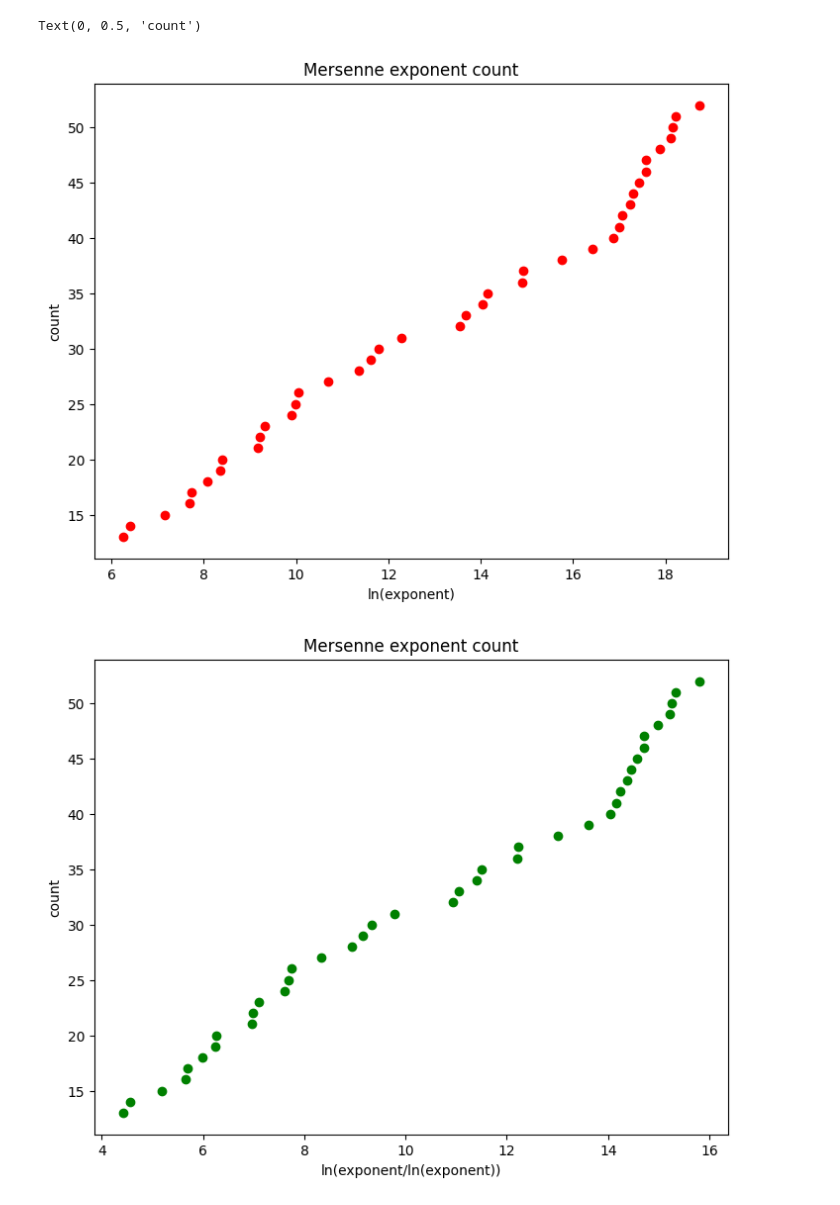
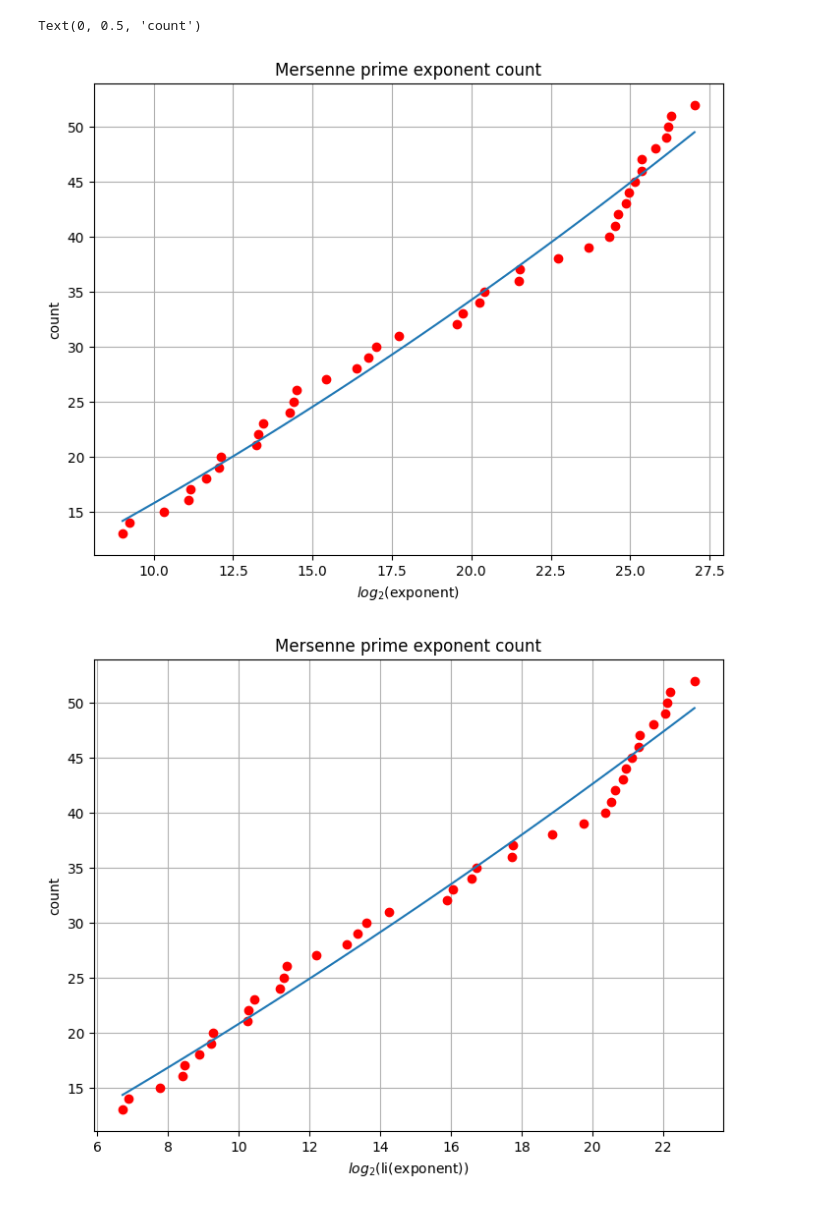
Before and after one commit to proski/notebooks, a Jupyter notebook: mersenne.ipynb, the cells around one changed output. Saved outputs shown, nothing was run; the diff lists cells and outputs as text; code cells hidden in the pictures.

```diff
--- a/mersenne.ipynb
+++ b/mersenne.ipynb
@@ -62,25 +62,27 @@ mersenne_exponents = [
     136279841,
 ]
 
+%matplotlib inline
 
 count = 0
 xvals = []
 yvals = []
 for count, exponent in enumerate(mersenne_exponents, start=1):
     if exponent >= START:
-        xvals.append(math.log(exponent))
+        xvals.append(math.log2(exponent))
         yvals.append(count)
 
 fit = Polynomial.fit(xvals, yvals, deg=2)
 print(fit)
-
-%matplotlib inline
+x = np.linspace(xvals[0], xvals[-1], 100)
 
 fig = plt.figure()
 ax = fig.add_axes([0, 0, 1, 1])
 ax.plot(xvals, yvals, 'ro')
-ax.set_title("Mersenne exponent count")
-ax.set_xlabel("ln(exponent)")
+ax.plot(x, fit(x))
+ax.grid()
+ax.set_title("Mersenne prime exponent count")
+ax.set_xlabel("$log_{2}$(exponent)")
 ax.set_ylabel("count")
 
 count = 0
@@ -88,22 +90,19 @@ xvals = []
 yvals = []
 for count, exponent in enumerate(mersenne_exponents, start=1):
     if exponent >= START:
-        xvals.append(math.log(mpmath.li(exponent)))
-        # xvals.append(math.log(exponent / math.log(exponent)))
+        xvals.append(math.log2(mpmath.li(exponent)))
         yvals.append(count)
 
 fit = Polynomial.fit(xvals, yvals, deg=2)
 print(fit)
-print(fit(10))
+x = np.linspace(xvals[0], xvals[-1], 100)
 
-%matplotlib inline
-
-x = coords.keys()
-y = coords.values()
 fig = plt.figure()
 ax = fig.add_axes([0, 0, 1, 1])
-ax.plot(coords.keys(), coords.values(), 'go')
-ax.set_title("Mersenne exponent count")
-ax.set_xlabel("ln(exponent/ln(exponent))")
+ax.plot(xvals, yvals, 'ro')
+ax.plot(x, fit(x))
+ax.grid()
+ax.set_title("Mersenne prime exponent count")
+ax.set_xlabel("$log_{2}$(li(exponent))")
 ax.set_ylabel("count")
 # %% [output]
@@ -115,3 +113,3 @@ ax.set_ylabel("count")
 Text(0, 0.5, 'count')
-[figure, old version]
+[figure, new version]
-[figure, old version]
+[figure, new version]
```
Also changed, not shown: parts of 1 cell of this notebook.
